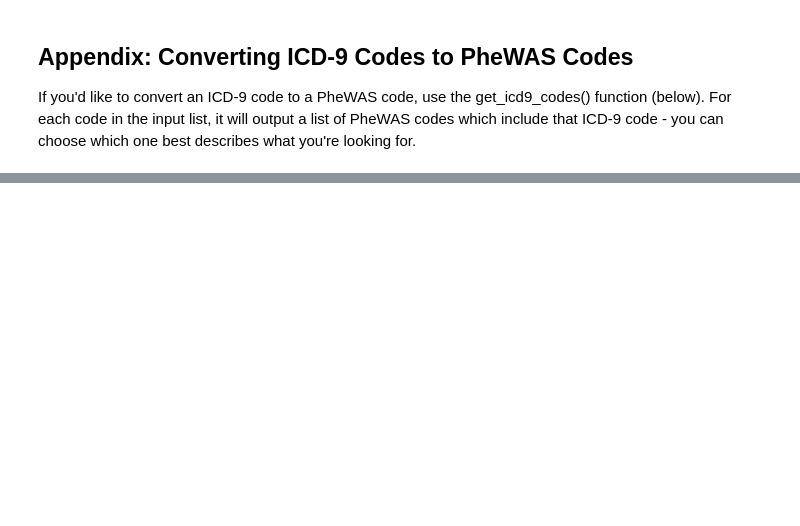
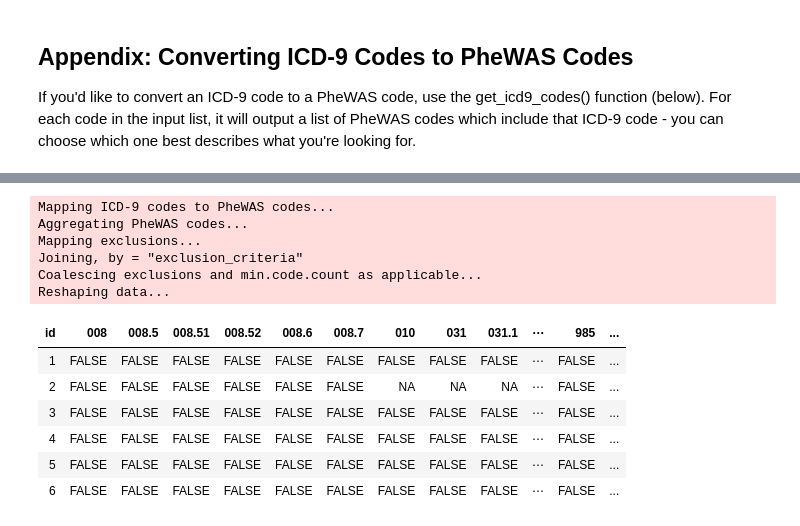
Before and after one commit to ekawaler/simplePheWAS, a Jupyter notebook: PheWAS Example.ipynb, the cells around one changed output, grey strips where cells are left out. Drawn from its saved outputs; the diff is of its cells as text; code cells hidden in the pictures; blank space fills up the shorter version.

```diff
--- a/PheWAS Example.ipynb
+++ b/PheWAS Example.ipynb
@@ -360,0 +404,17 @@ get_icd9_codes(icd9_query=c("088.81", "327"))
+# %%
+phenotypes=create_phewas_table(id.icd9.count) # Create the PheWAS table
+head(phenotypes)
+# %% [output]
+Mapping ICD-9 codes to PheWAS codes...
+Aggregating PheWAS codes...
+Mapping exclusions...
+Joining, by = "exclusion_criteria"
+Coalescing exclusions and min.code.count as applicable...
+Reshaping data...
+| id | 008 | 008.5 | 008.51 | 008.52 | 008.6 | 008.7 | 010 | 031 | 031.1 | ⋯ | 985 | ... |
+| 1 | FALSE | FALSE | FALSE | FALSE | FALSE | FALSE | FALSE | FALSE | FALSE | ⋯ | FALSE | ... |
+| 2 | FALSE | FALSE | FALSE | FALSE | FALSE | FALSE | NA | NA | NA | ⋯ | FALSE | ... |
+| 3 | FALSE | FALSE | FALSE | FALSE | FALSE | FALSE | FALSE | FALSE | FALSE | ⋯ | FALSE | ... |
+| 4 | FALSE | FALSE | FALSE | FALSE | FALSE | FALSE | FALSE | FALSE | FALSE | ⋯ | FALSE | ... |
+| 5 | FALSE | FALSE | FALSE | FALSE | FALSE | FALSE | FALSE | FALSE | FALSE | ⋯ | FALSE | ... |
+| 6 | FALSE | FALSE | FALSE | FALSE | FALSE | FALSE | FALSE | FALSE | FALSE | ⋯ | FALSE | ... |
```
Also changed, not shown: parts of 15 cells of this notebook, 20 other files.
